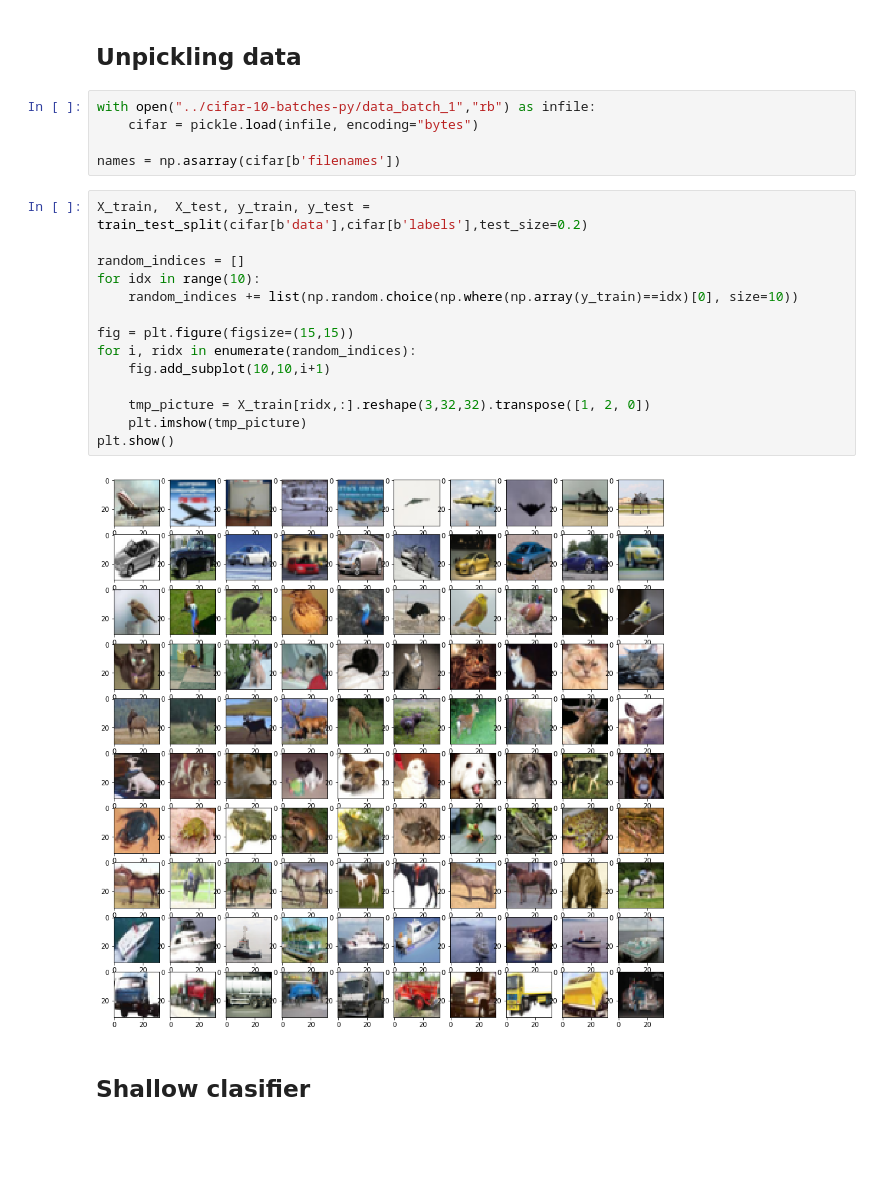
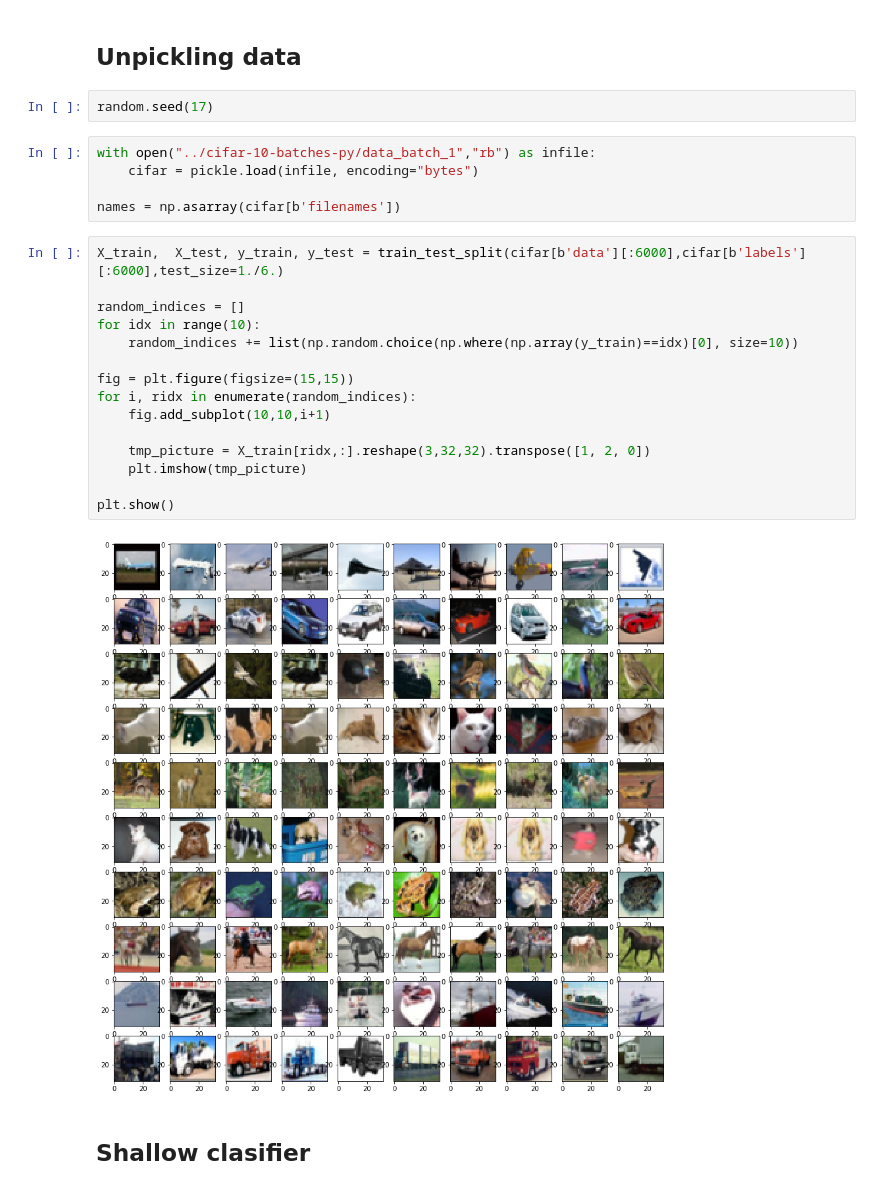
Before and after one commit to Tom556/CifarAnalysis, a Jupyter notebook: CifarAnalysis.ipynb, the cells around one changed output. Cells and saved outputs as stored; diff of their text form; blank space fills up the shorter version.

```diff
--- a/CifarAnalysis.ipynb
+++ b/CifarAnalysis.ipynb
@@ -23,27 +24,30 @@ from sklearn import svm
 from sklearn.model_selection import train_test_split
 # %% [markdown]
 ## Unpickling data
+# %%
+random.seed(17)
 # %%
 with open("../cifar-10-batches-py/data_batch_1","rb") as infile:
     cifar = pickle.load(infile, encoding="bytes")
 
 names = np.asarray(cifar[b'filenames'])
 # %%
-X_train,  X_test, y_train, y_test = train_test_split(cifar[b'data'],cifar[b'labels'],test_size=0.2)
+X_train,  X_test, y_train, y_test = train_test_split(cifar[b'data'][:6000],cifar[b'labels'][:6000],test_size=1./6.)
 
 random_indices = []
 for idx in range(10):
     random_indices += list(np.random.choice(np.where(np.array(y_train)==idx)[0], size=10))
 
 fig = plt.figure(figsize=(15,15))
 for i, ridx in enumerate(random_indices):
     fig.add_subplot(10,10,i+1)
 
     tmp_picture = X_train[ridx,:].reshape(3,32,32).transpose([1, 2, 0])
     plt.imshow(tmp_picture)
+
 plt.show()
 # %% [output]
-[figure, old version]
+[figure, new version]
 # %% [markdown]
 ## Shallow clasifier
 # %%
```
Also changed, not shown: parts of 21 cells of this notebook.
